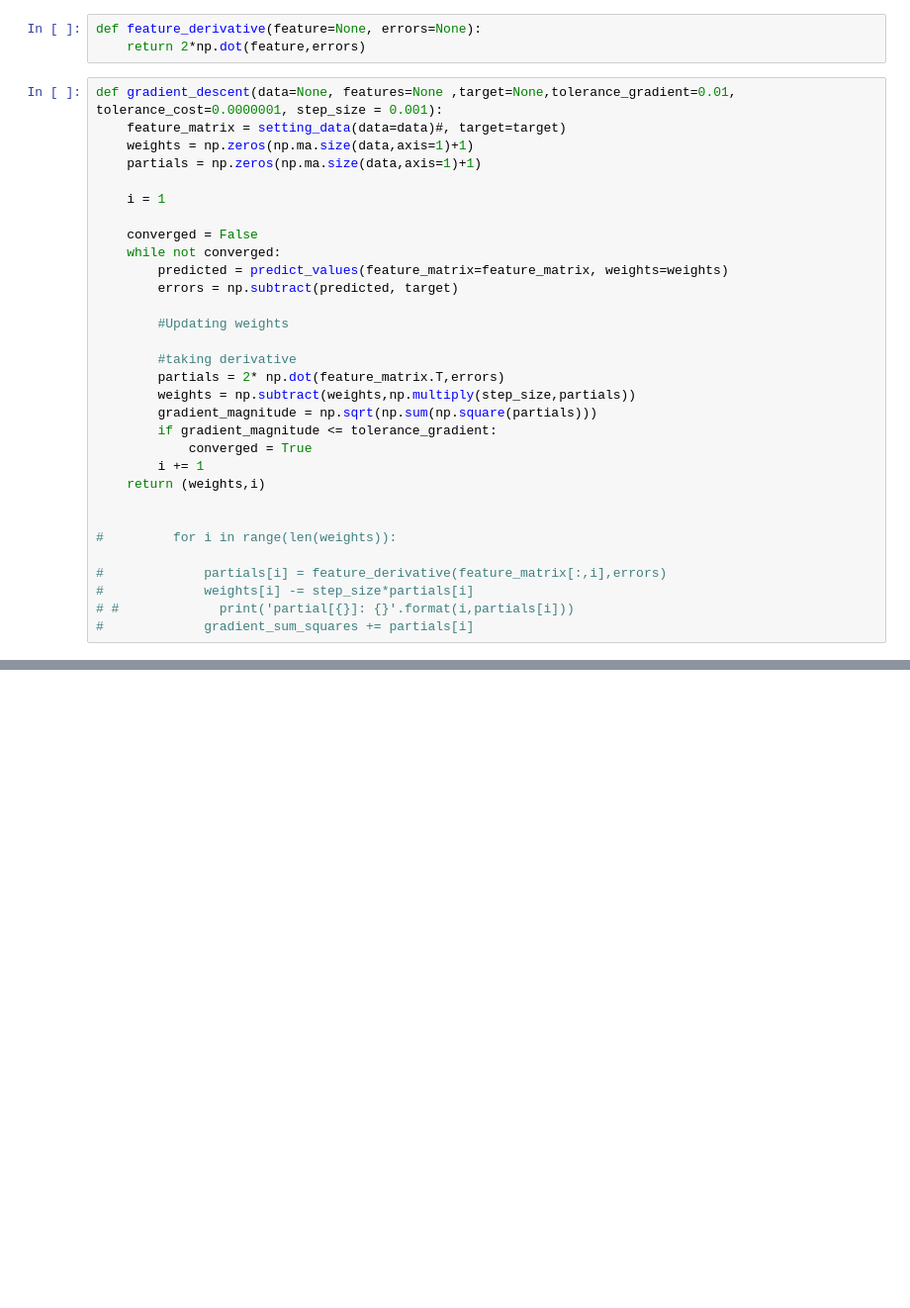
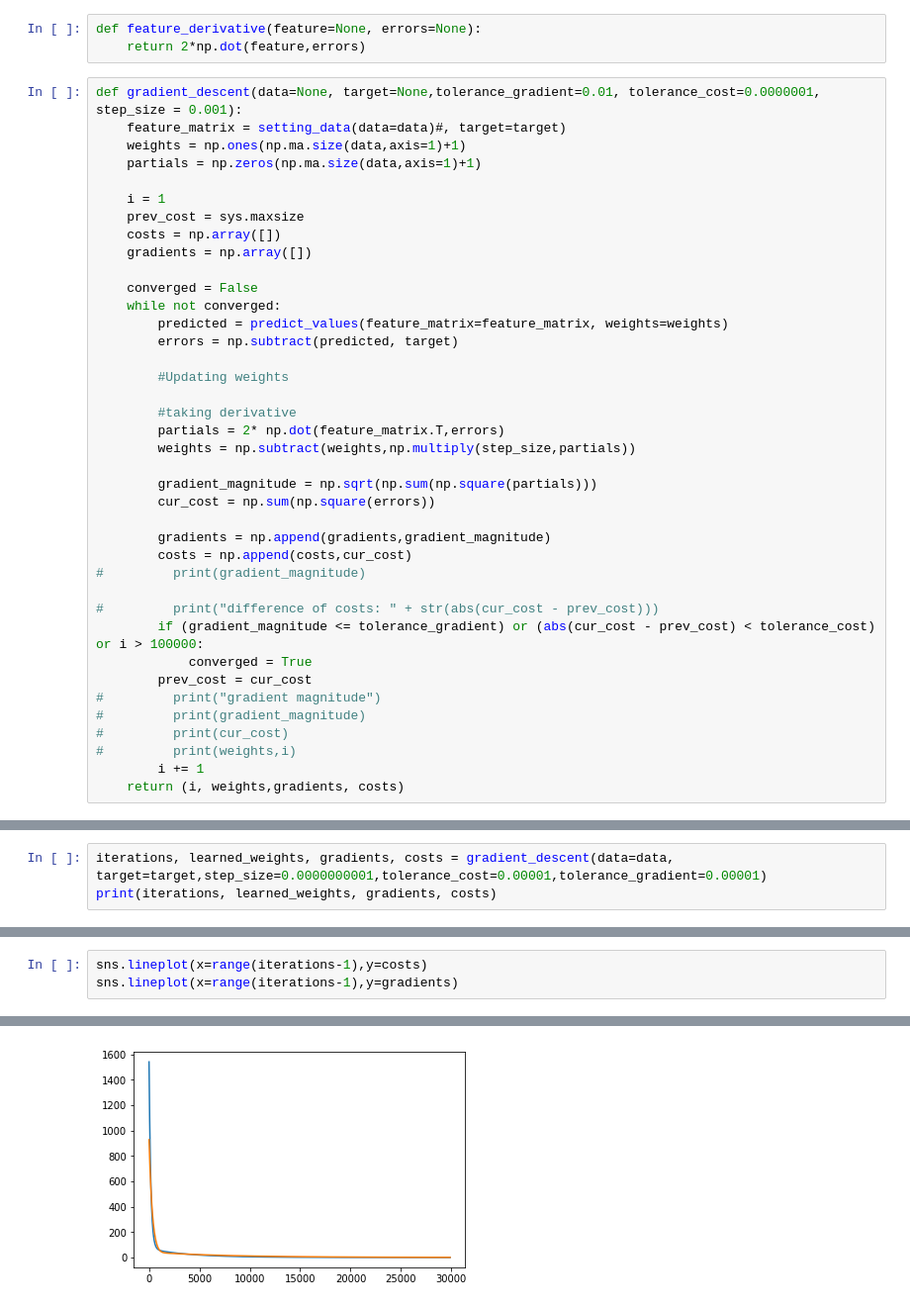
Before and after one commit to nauman-chaudhary/LinearRegression, a Jupyter notebook: MLR.ipynb, the cells around one changed output, grey strips where cells are left out. Shown at 99% size. Saved outputs shown, nothing was run; the diff lists cells and outputs as text; blank space fills up the shorter version.

```diff
--- a/MLR.ipynb
+++ b/MLR.ipynb
@@ -22,12 +38,15 @@ def predict_values(feature_matrix=None, weights=None):
 def feature_derivative(feature=None, errors=None):
     return 2*np.dot(feature,errors)
 # %%
-def gradient_descent(data=None, features=None ,target=None,tolerance_gradient=0.01, tolerance_cost=0.0000001, step_size = 0.001):
+def gradient_descent(data=None, target=None,tolerance_gradient=0.01, tolerance_cost=0.0000001, step_size = 0.001):
     feature_matrix = setting_data(data=data)#, target=target)
-    weights = np.zeros(np.ma.size(data,axis=1)+1)
+    weights = np.ones(np.ma.size(data,axis=1)+1)
     partials = np.zeros(np.ma.size(data,axis=1)+1)
 
     i = 1
+    prev_cost = sys.maxsize
+    costs = np.array([])
+    gradients = np.array([])
 
     converged = False
     while not converged:
@@ -39,16 +58,21 @@ def gradient_descent(data=None, features=None ,target=None,tolerance_gradient=0.
         #taking derivative
         partials = 2* np.dot(feature_matrix.T,errors)
         weights = np.subtract(weights,np.multiply(step_size,partials))
+
         gradient_magnitude = np.sqrt(np.sum(np.square(partials)))
-        if gradient_magnitude <= tolerance_gradient:
+        cur_cost = np.sum(np.square(errors))
+
+        gradients = np.append(gradients,gradient_magnitude)
+        costs = np.append(costs,cur_cost)
+#         print(gradient_magnitude)
+
+#         print("difference of costs: " + str(abs(cur_cost - prev_cost)))
+        if (gradient_magnitude <= tolerance_gradient) or (abs(cur_cost - prev_cost) < tolerance_cost) or i > 100000:
             converged = True
+        prev_cost = cur_cost
+#         print("gradient magnitude")
+#         print(gradient_magnitude)
+#         print(cur_cost)
+#         print(weights,i)
         i += 1
-    return (weights,i)
-
-
-#         for i in range(len(weights)):
-
-#             partials[i] = feature_derivative(feature_matrix[:,i],errors)
-#             weights[i] -= step_size*partials[i]
-# #             print('partial[{}]: {}'.format(i,partials[i]))
-#             gradient_sum_squares += partials[i]
+    return (i, weights,gradients, costs)
@@ -109,0 +103,3 @@ target
+# %%
+iterations, learned_weights, gradients, costs = gradient_descent(data=data, target=target,step_size=0.0000000001,tolerance_cost=0.00001,tolerance_gradient=0.00001)
+print(iterations, learned_weights, gradients, costs)
@@ -109,0 +112,4 @@ target
+# %%
+sns.lineplot(x=range(iterations-1),y=costs)
+sns.lineplot(x=range(iterations-1),y=gradients)
+# %% [output]
@@ -109,0 +117 @@ target
+[figure, added]
```
Also changed, not shown: parts of 22 cells of this notebook, 2 other files.
